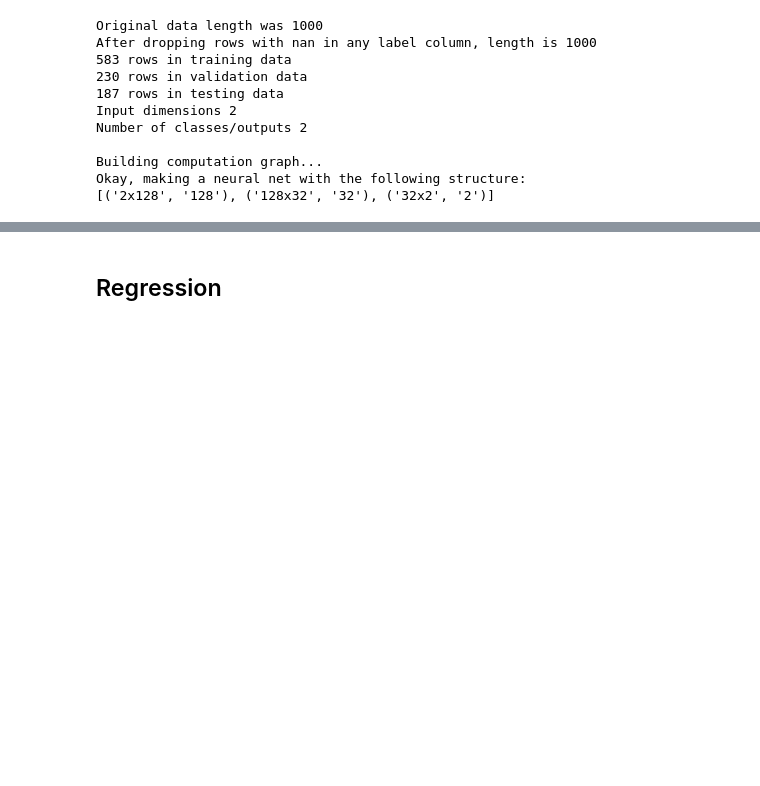
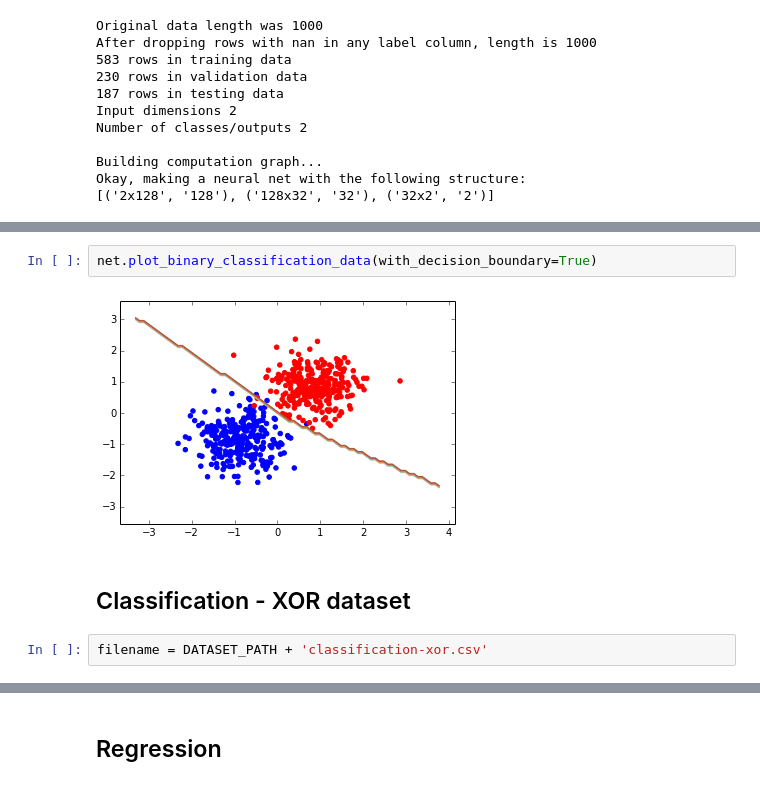
Before and after one commit to natashamjaques/PersonalizedML, a Jupyter notebook: TensorflowExample/practice_and_plot_nn.ipynb, the cells around one changed output, grey strips where cells are left out. Saved outputs shown, nothing was run; the diff lists cells and outputs as text; blank space fills up the shorter version.

```diff
--- a/TensorflowExample/practice_and_plot_nn.ipynb
+++ b/TensorflowExample/practice_and_plot_nn.ipynb
@@ -40,0 +71,8 @@ net.plot_binary_classification_data()
+# %%
+net.plot_binary_classification_data(with_decision_boundary=True)
+# %% [output]
+[figure, added]
+# %% [markdown]
+## Classification - XOR dataset
+# %%
+filename = DATASET_PATH + 'classification-xor.csv'
```
Also changed, not shown: parts of 12 cells of this notebook, 50 other files.
